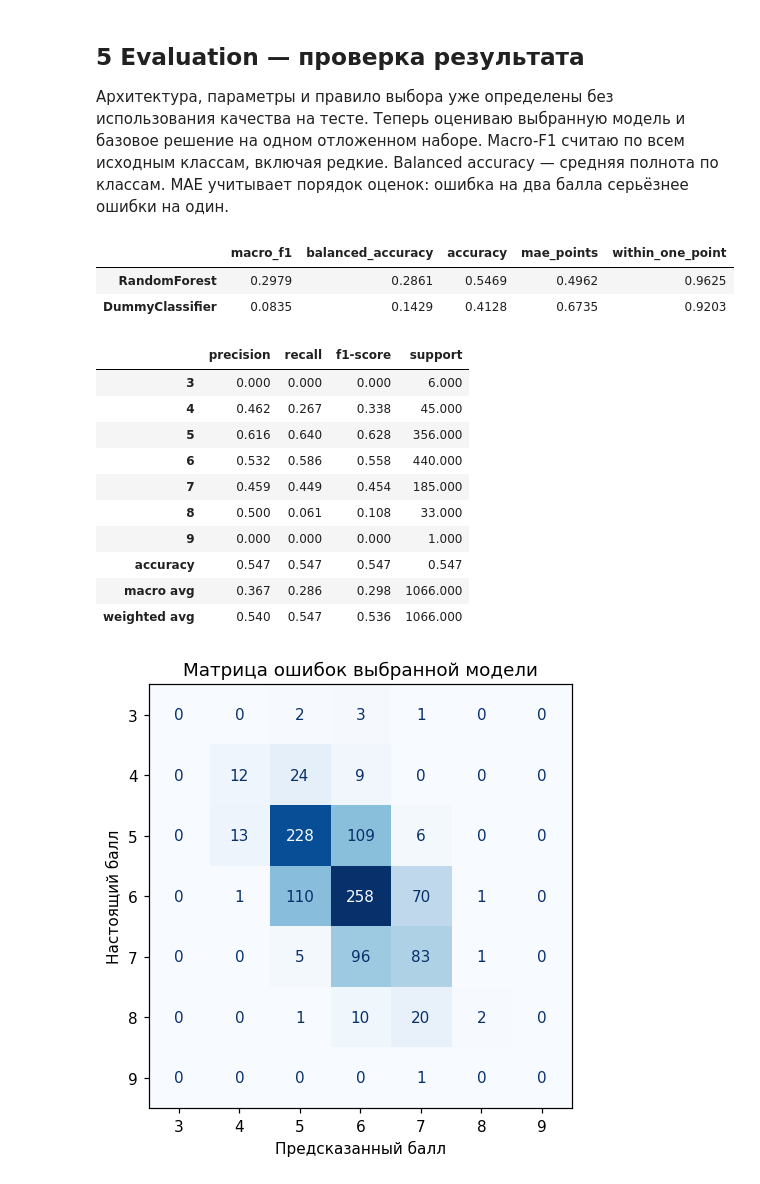
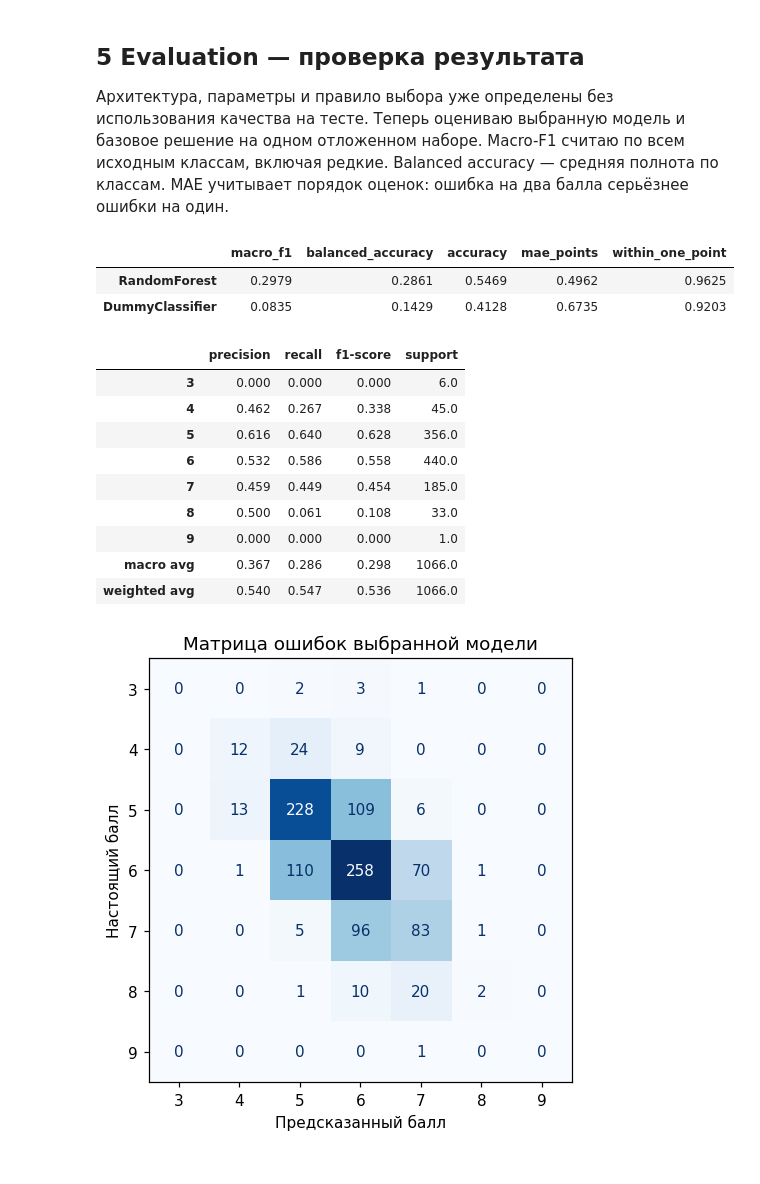
Before and after one commit to Erosha103/video-knowledge, a Jupyter notebook: labs/lab-03-wine-quality/wine_quality_crisp_dm.ipynb, the cells around one changed output. Saved outputs shown, nothing was run; the diff lists cells and outputs as text; code cells hidden in the pictures.

```diff
--- a/labs/lab-03-wine-quality/wine_quality_crisp_dm.ipynb
+++ b/labs/lab-03-wine-quality/wine_quality_crisp_dm.ipynb
@@ -442,41 +450,42 @@ MAE учитывает порядок оценок: ошибка на два б
 # %%
 baseline.fit(X_development, y_development)
 prediction = best_model.predict(X_test)
 baseline_prediction = baseline.predict(X_test)
 
 def evaluate(y_true, y_pred):
     absolute_errors = np.abs(np.asarray(y_true) - np.asarray(y_pred))
     return {
         'macro_f1': f1_score(y_true, y_pred, labels=classes, average='macro', zero_division=0),
         'balanced_accuracy': balanced_accuracy_score(y_true, y_pred),
         'accuracy': accuracy_score(y_true, y_pred),
         'mae_points': mean_absolute_error(y_true, y_pred),
         'within_one_point': float((absolute_errors <= 1).mean()),
     }
 
 test_results = pd.DataFrame({
     best_name: evaluate(y_test, prediction),
     'DummyClassifier': evaluate(y_test, baseline_prediction),
 }).T
 display(test_results.round(4))
 report = pd.DataFrame(classification_report(
     y_test, prediction, labels=classes, output_dict=True, zero_division=0)).T
-display(report.round(3))
+# Accuracy уже показана отдельно; исключаю её из таблицы по классам.
+# Иначе pandas повторяет одно число во всех столбцах, включая support.
+display(report.drop(index='accuracy', errors='ignore').round(3))
 # %% [output]
 |  | macro_f1 | balanced_accuracy | accuracy | mae_points | within_one_point |
 | RandomForest | 0.2979 | 0.2861 | 0.5469 | 0.4962 | 0.9625 |
 | DummyClassifier | 0.0835 | 0.1429 | 0.4128 | 0.6735 | 0.9203 |
 |  | precision | recall | f1-score | support |
-| 3 | 0.000 | 0.000 | 0.000 | 6.000 |
-| 4 | 0.462 | 0.267 | 0.338 | 45.000 |
-| 5 | 0.616 | 0.640 | 0.628 | 356.000 |
-| 6 | 0.532 | 0.586 | 0.558 | 440.000 |
-| 7 | 0.459 | 0.449 | 0.454 | 185.000 |
-| 8 | 0.500 | 0.061 | 0.108 | 33.000 |
-| 9 | 0.000 | 0.000 | 0.000 | 1.000 |
-| accuracy | 0.547 | 0.547 | 0.547 | 0.547 |
-| macro avg | 0.367 | 0.286 | 0.298 | 1066.000 |
-| weighted avg | 0.540 | 0.547 | 0.536 | 1066.000 |
+| 3 | 0.000 | 0.000 | 0.000 | 6.0 |
+| 4 | 0.462 | 0.267 | 0.338 | 45.0 |
+| 5 | 0.616 | 0.640 | 0.628 | 356.0 |
+| 6 | 0.532 | 0.586 | 0.558 | 440.0 |
+| 7 | 0.459 | 0.449 | 0.454 | 185.0 |
+| 8 | 0.500 | 0.061 | 0.108 | 33.0 |
+| 9 | 0.000 | 0.000 | 0.000 | 1.0 |
+| macro avg | 0.367 | 0.286 | 0.298 | 1066.0 |
+| weighted avg | 0.540 | 0.547 | 0.536 | 1066.0 |
 # %%
 fig, ax = plt.subplots(figsize=(6, 4.8))
 ConfusionMatrixDisplay.from_predictions(y_test, prediction, labels=classes,
```
Also changed, not shown: parts of 7 cells of this notebook, 1 other file.
